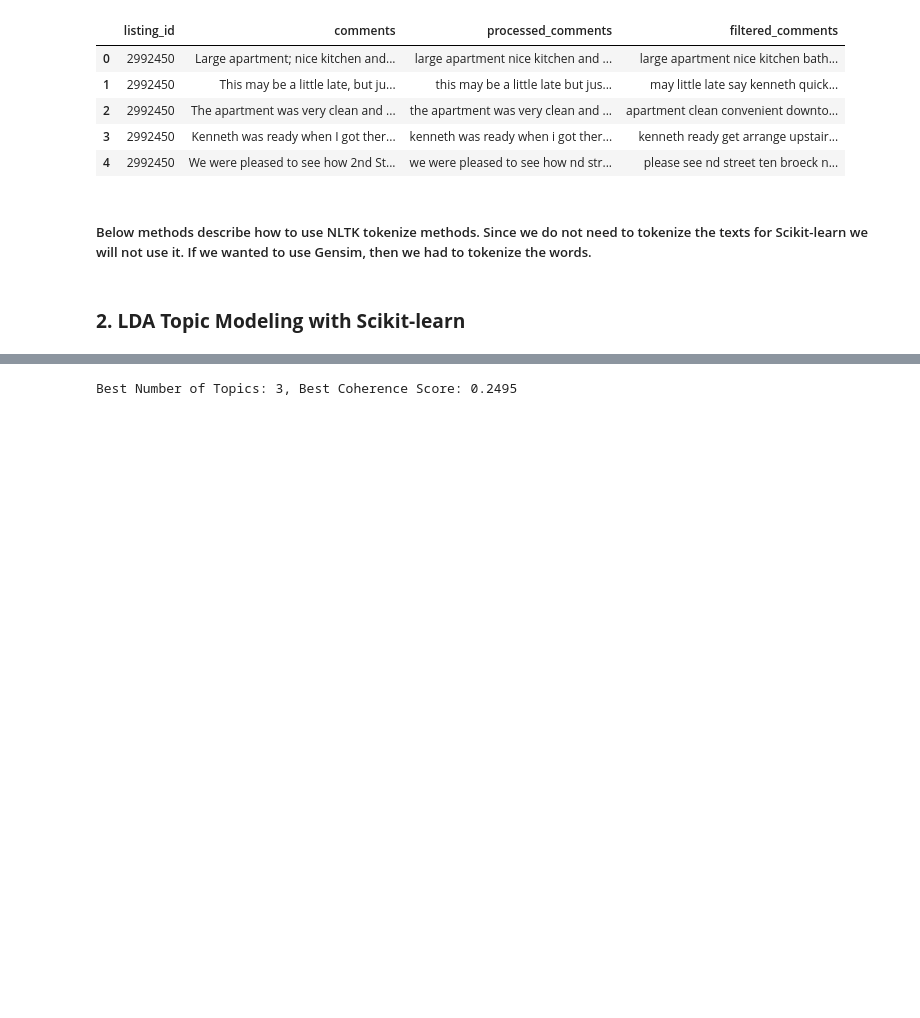
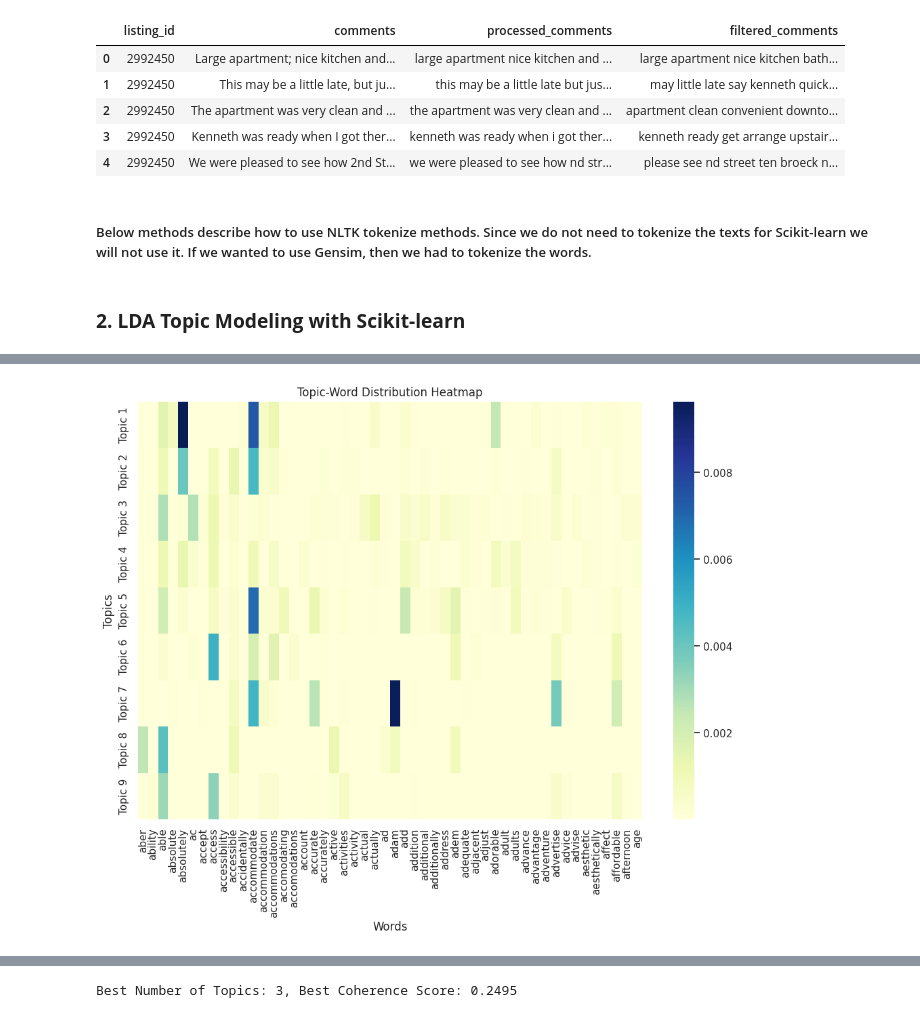
Before and after one commit to sajaldebnath/topic_sentiment_analysis, a Jupyter notebook: TopicModeling_SentimentAnalysis_LDA_using_Scikit_learn.ipynb, the cells around one changed output, grey strips where cells are left out. Saved outputs shown, nothing was run; the diff lists cells and outputs as text; code cells hidden in the pictures; blank space fills up the shorter version.

```diff
--- a/TopicModeling_SentimentAnalysis_LDA_using_Scikit_learn.ipynb
+++ b/TopicModeling_SentimentAnalysis_LDA_using_Scikit_learn.ipynb
@@ -669,0 +799,24 @@ for topic_idx, topic in enumerate(lda_model.components_):
+# %%
+# @title Heatmap of Topic-Word Distribution
+# import seaborn as sns
+
+# Extract the top words for each topic and their weights
+top_words_per_topic = 10  # Number of top words to visualize per topic
+topic_word_matrix = best_model.components_
+
+# Normalize word distributions for better readability
+normalized_matrix = topic_word_matrix / topic_word_matrix.sum(axis=1)[:, None]
+
+plt.figure(figsize=(12, 8))
+sns.heatmap(
+    normalized_matrix[:, :50],  # Use the first 50 words for simplicity
+    cmap="YlGnBu", annot=False,
+    xticklabels=vectorizer.get_feature_names_out()[:50],
+    yticklabels=[f'Topic {i+1}' for i in range(len(topic_word_matrix))]
+)
+plt.title('Topic-Word Distribution Heatmap')
+plt.xlabel('Words')
+plt.ylabel('Topics')
+plt.show()
+# %% [output]
+[figure, added]
```
Also changed, not shown: parts of 30 cells of this notebook.
